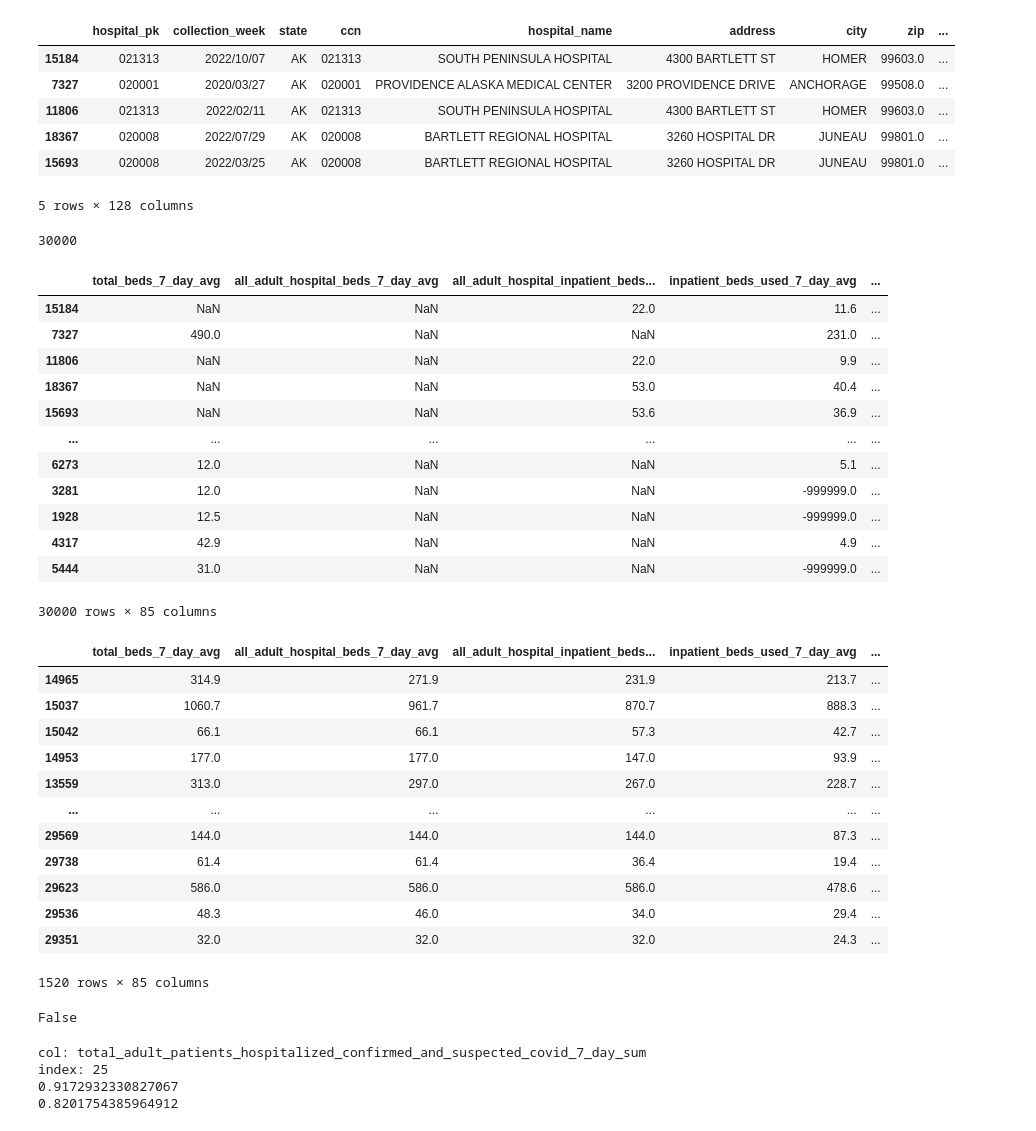
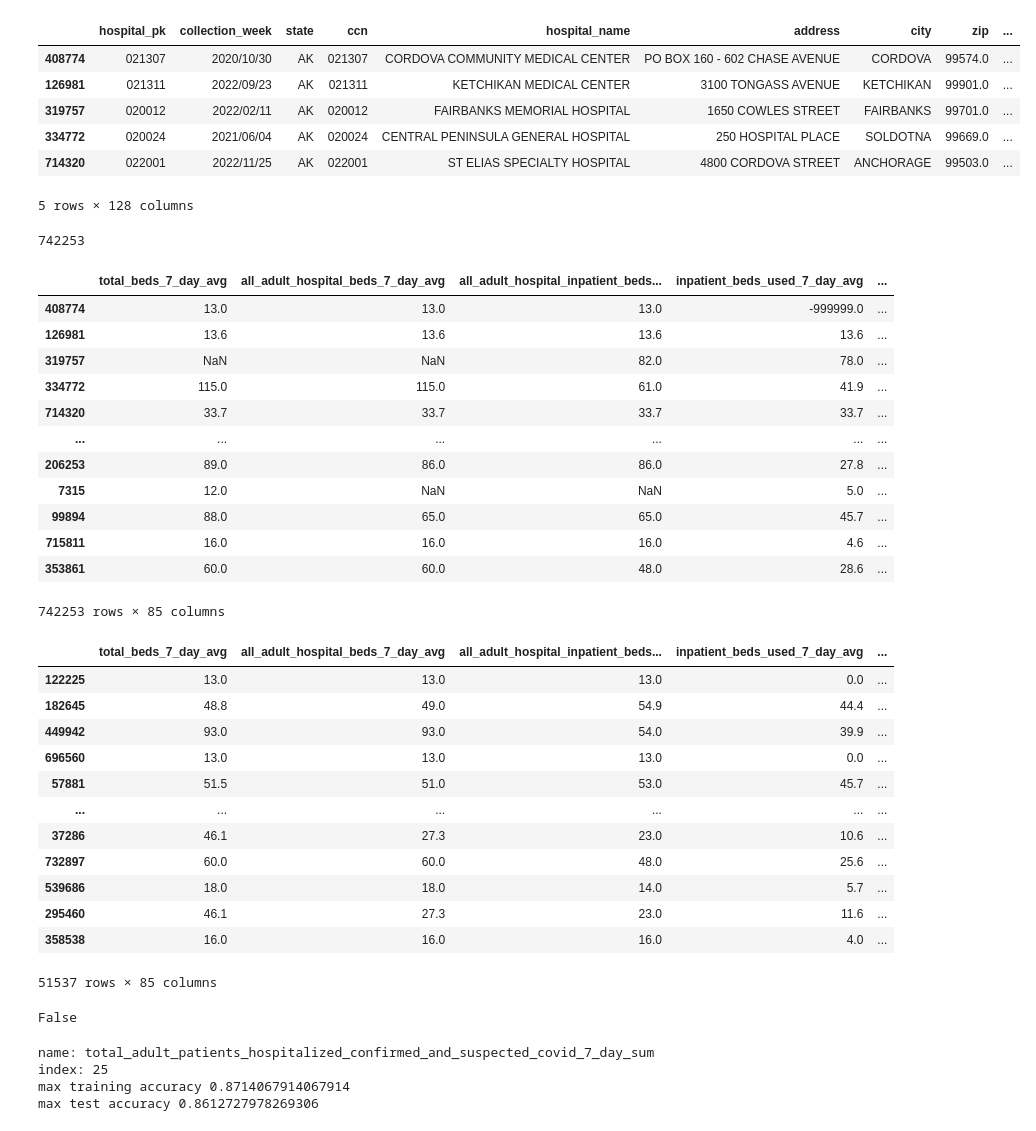
Before and after one commit to Vespacian/Analysis-of-COVID-19, a Jupyter notebook: bootstrap_state.ipynb, the cells around one changed output. Saved outputs shown, nothing was run; the diff lists cells and outputs as text; code cells hidden in the pictures.

Commit message:
full ml analysis for state

```diff
--- a/bootstrap_state.ipynb
+++ b/bootstrap_state.ipynb
@@ -15,20 +15,20 @@ from sklearn.tree import DecisionTreeClassifier
 %matplotlib inline
 import plotnine as p9
 # %%
-data = pd.read_csv('COVID-19_Reported_Patient_Impact_and_Hospital_Capacity_by_Facility.csv').head(30000).sort_values(['state'])
+data = pd.read_csv('COVID-19_Reported_Patient_Impact_and_Hospital_Capacity_by_Facility.csv').head(800000).sort_values(['state'])
 data.head()
 # %% [output]
 |  | hospital_pk | collection_week | state | ccn | hospital_name | address | city | zip | ... |
-| 15184 | 021313 | 2022/10/07 | AK | 021313 | SOUTH PENINSULA HOSPITAL | 4300 BARTLETT ST | HOMER | 99603.0 | ... |
-| 7327 | 020001 | 2020/03/27 | AK | 020001 | PROVIDENCE ALASKA MEDICAL CENTER | 3200 PROVIDENCE DRIVE | ANCHORAGE | 99508.0 | ... |
-| 11806 | 021313 | 2022/02/11 | AK | 021313 | SOUTH PENINSULA HOSPITAL | 4300 BARTLETT ST | HOMER | 99603.0 | ... |
-| 18367 | 020008 | 2022/07/29 | AK | 020008 | BARTLETT REGIONAL HOSPITAL | 3260 HOSPITAL DR | JUNEAU | 99801.0 | ... |
-| 15693 | 020008 | 2022/03/25 | AK | 020008 | BARTLETT REGIONAL HOSPITAL | 3260 HOSPITAL DR | JUNEAU | 99801.0 | ... |
+| 408774 | 021307 | 2020/10/30 | AK | 021307 | CORDOVA COMMUNITY MEDICAL CENTER | PO BOX 160 - 602 CHASE AVENUE | CORDOVA | 99574.0 | ... |
+| 126981 | 021311 | 2022/09/23 | AK | 021311 | KETCHIKAN MEDICAL CENTER | 3100 TONGASS AVENUE | KETCHIKAN | 99901.0 | ... |
+| 319757 | 020012 | 2022/02/11 | AK | 020012 | FAIRBANKS MEMORIAL HOSPITAL | 1650 COWLES STREET | FAIRBANKS | 99701.0 | ... |
+| 334772 | 020024 | 2021/06/04 | AK | 020024 | CENTRAL PENINSULA GENERAL HOSPITAL | 250 HOSPITAL PLACE | SOLDOTNA | 99669.0 | ... |
+| 714320 | 022001 | 2022/11/25 | AK | 022001 | ST ELIAS SPECIALTY HOSPITAL | 4800 CORDOVA STREET | ANCHORAGE | 99503.0 | ... |
 5 rows × 128 columns
 # %%
 len(data)
 # %% [output]
-30000
+742253
 # %%
 def ifZero(x):
     if x < 0:
@@ -43,36 +43,36 @@ clean = clean.drop(['zip', 'fips_code'], axis=1)
 clean
 # %% [output]
 |  | total_beds_7_day_avg | all_adult_hospital_beds_7_day_avg | all_adult_hospital_inpatient_beds... | inpatient_beds_used_7_day_avg | ... |
-| 15184 | NaN | NaN | 22.0 | 11.6 | ... |
-| 7327 | 490.0 | NaN | NaN | 231.0 | ... |
-| 11806 | NaN | NaN | 22.0 | 9.9 | ... |
-| 18367 | NaN | NaN | 53.0 | 40.4 | ... |
-| 15693 | NaN | NaN | 53.6 | 36.9 | ... |
+| 408774 | 13.0 | 13.0 | 13.0 | -999999.0 | ... |
+| 126981 | 13.6 | 13.6 | 13.6 | 13.6 | ... |
+| 319757 | NaN | NaN | 82.0 | 78.0 | ... |
+| 334772 | 115.0 | 115.0 | 61.0 | 41.9 | ... |
+| 714320 | 33.7 | 33.7 | 33.7 | 33.7 | ... |
 | ... | ... | ... | ... | ... | ... |
-| 6273 | 12.0 | NaN | NaN | 5.1 | ... |
-| 3281 | 12.0 | NaN | NaN | -999999.0 | ... |
-| 1928 | 12.5 | NaN | NaN | -999999.0 | ... |
-| 4317 | 42.9 | NaN | NaN | 4.9 | ... |
-| 5444 | 31.0 | NaN | NaN | -999999.0 | ... |
+| 206253 | 89.0 | 86.0 | 86.0 | 27.8 | ... |
+| 7315 | 12.0 | NaN | NaN | 5.0 | ... |
+| 99894 | 88.0 | 65.0 | 65.0 | 45.7 | ... |
+| 715811 | 16.0 | 16.0 | 16.0 | 4.6 | ... |
+| 353861 | 60.0 | 60.0 | 48.0 | 28.6 | ... |
-30000 rows × 85 columns
+742253 rows × 85 columns
 # %%
 clean = clean.dropna()
 clean = clean.applymap(lambda x: ifZero(x))
 clean
 # %% [output]
 |  | total_beds_7_day_avg | all_adult_hospital_beds_7_day_avg | all_adult_hospital_inpatient_beds... | inpatient_beds_used_7_day_avg | ... |
-| 14965 | 314.9 | 271.9 | 231.9 | 213.7 | ... |
-| 15037 | 1060.7 | 961.7 | 870.7 | 888.3 | ... |
-| 15042 | 66.1 | 66.1 | 57.3 | 42.7 | ... |
-| 14953 | 177.0 | 177.0 | 147.0 | 93.9 | ... |
-| 13559 | 313.0 | 297.0 | 267.0 | 228.7 | ... |
+| 122225 | 13.0 | 13.0 | 13.0 | 0.0 | ... |
+| 182645 | 48.8 | 49.0 | 54.9 | 44.4 | ... |
+| 449942 | 93.0 | 93.0 | 54.0 | 39.9 | ... |
+| 696560 | 13.0 | 13.0 | 13.0 | 0.0 | ... |
+| 57881 | 51.5 | 51.0 | 53.0 | 45.7 | ... |
 | ... | ... | ... | ... | ... | ... |
-| 29569 | 144.0 | 144.0 | 144.0 | 87.3 | ... |
-| 29738 | 61.4 | 61.4 | 36.4 | 19.4 | ... |
-| 29623 | 586.0 | 586.0 | 586.0 | 478.6 | ... |
-| 29536 | 48.3 | 46.0 | 34.0 | 29.4 | ... |
-| 29351 | 32.0 | 32.0 | 32.0 | 24.3 | ... |
+| 37286 | 46.1 | 27.3 | 23.0 | 10.6 | ... |
+| 732897 | 60.0 | 60.0 | 48.0 | 25.6 | ... |
+| 539686 | 18.0 | 18.0 | 14.0 | 5.7 | ... |
+| 295460 | 46.1 | 27.3 | 23.0 | 11.6 | ... |
+| 358538 | 16.0 | 16.0 | 16.0 | 4.0 | ... |
-1520 rows × 85 columns
+51537 rows × 85 columns
 # %%
 output = clean['inpatient_beds_used_covid_7_day_sum'].values.reshape(-1, 1)
 clean = clean.drop('inpatient_beds_used_covid_7_day_sum', axis=1)
@@ -110,12 +110,12 @@ for col in clean:
     'testAccuracy': testAccuracy,
   })
 # %%
-print('col:',solve[index].get('col'))
+print('name:',solve[index].get('col'))
 print("index:",index)
-print(maxTrainAccuracy)
-print(maxTestAccuracy)
+print('max training accuracy',maxTrainAccuracy)
+print('max test accuracy',maxTestAccuracy)
 # %% [output]
-col: total_adult_patients_hospitalized_confirmed_and_suspected_covid_7_day_sum
+name: total_adult_patients_hospitalized_confirmed_and_suspected_covid_7_day_sum
 index: 25
-0.9172932330827067
-0.8201754385964912
+max training accuracy 0.8714067914067914
+max test accuracy 0.8612727978269306
```
